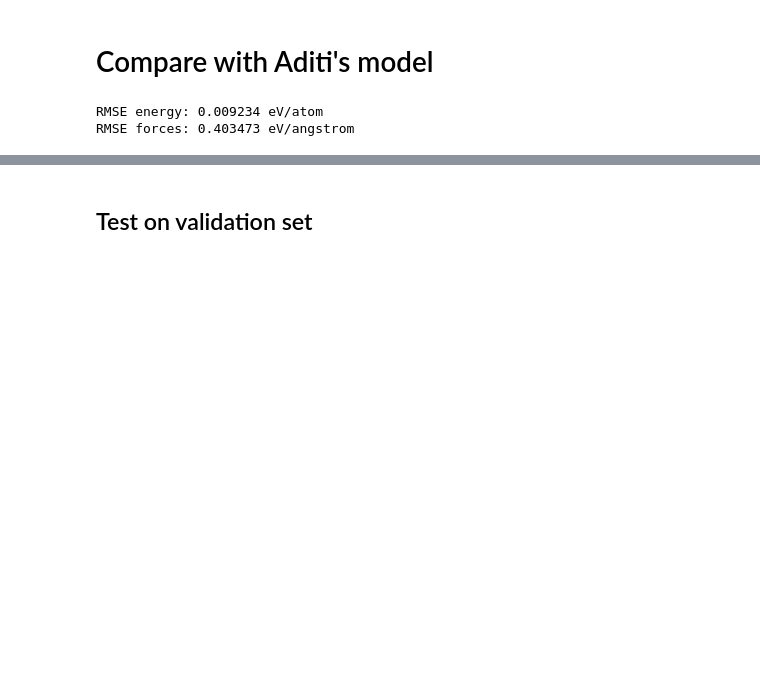
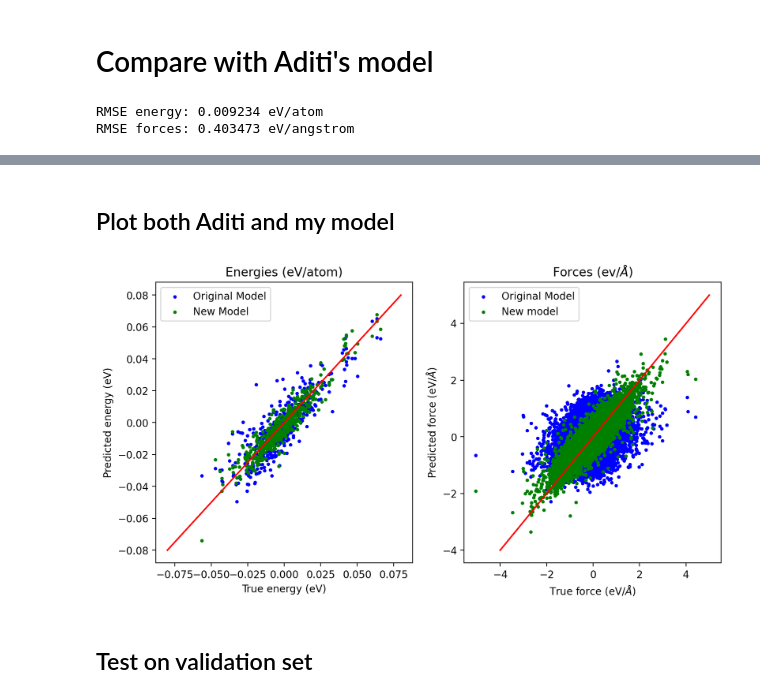
Before and after one commit to victorprincipe/genpot, a Jupyter notebook: delta_general.ipynb, the cells around one changed output, grey strips where cells are left out. Saved outputs shown, nothing was run; the diff lists cells and outputs as text; code cells hidden in the pictures; blank space fills up the shorter version.

```diff
--- a/delta_general.ipynb
+++ b/delta_general.ipynb
@@ -1406,3 +1420,29 @@ Text(0.5, 1.0, 'Forces (ev/$\\AA$)')
+# %% [markdown]
+## Plot both Aditi and my model
+# %%
+#Plot predicted vs. actual energies and forces
+f,p = plt.subplots(1,2, figsize = (10, 5), dpi=200)
+p[0].scatter((y_test[:npred] - mlr.predict(X_test[:npred]))/np.sum(X_test[:npred],axis=1),
+             (y_test_pred_aditi[:npred] - mlr.predict(X_test[:npred]))/np.sum(X_test[:npred],axis=1),
+             s=6, color='blue', label='Original Model')
+p[0].scatter((y_test[:npred] - mlr.predict(X_test[:npred]))/np.sum(X_test[:npred],axis=1),
+             (y_test_pred[:npred] - mlr.predict(X_test[:npred]))/np.sum(X_test[:npred],axis=1),
+             s=6, color='green', label='New Model')
+p[0].set_title('Energies (eV/atom)')
+p[0].plot([-0.08,0.08], [-0.08, 0.08], color='red')
+p[0].set_xlabel('True energy (eV)')
+p[0].set_ylabel('Predicted energy (eV)')
+p[0].legend()
+p[1].scatter(f_test.flatten(), f_test_pred_aditi.flatten(), s=6, color='blue', label='Original Model')
+p[1].scatter(f_test.flatten(), f_test_pred.flatten(), s=6, color='green', label='New model')
+p[1].plot([-4,5], [-4, 5], color='red')
+p[1].set_title(r'Forces (ev/$\AA$)')
+p[1].set_xlabel('True force (eV/$\AA$)')
+p[1].set_ylabel('Predicted force (eV/$\AA$)')
+p[1].legend()
+plt.savefig('figures/delta_model_comparison_true_test_set.png')
+# %% [output]
+[figure, added]
 # %% [markdown]
 ## Test on validation set
 # %%
```
Also changed, not shown: parts of 30 cells of this notebook, 3 other files.
